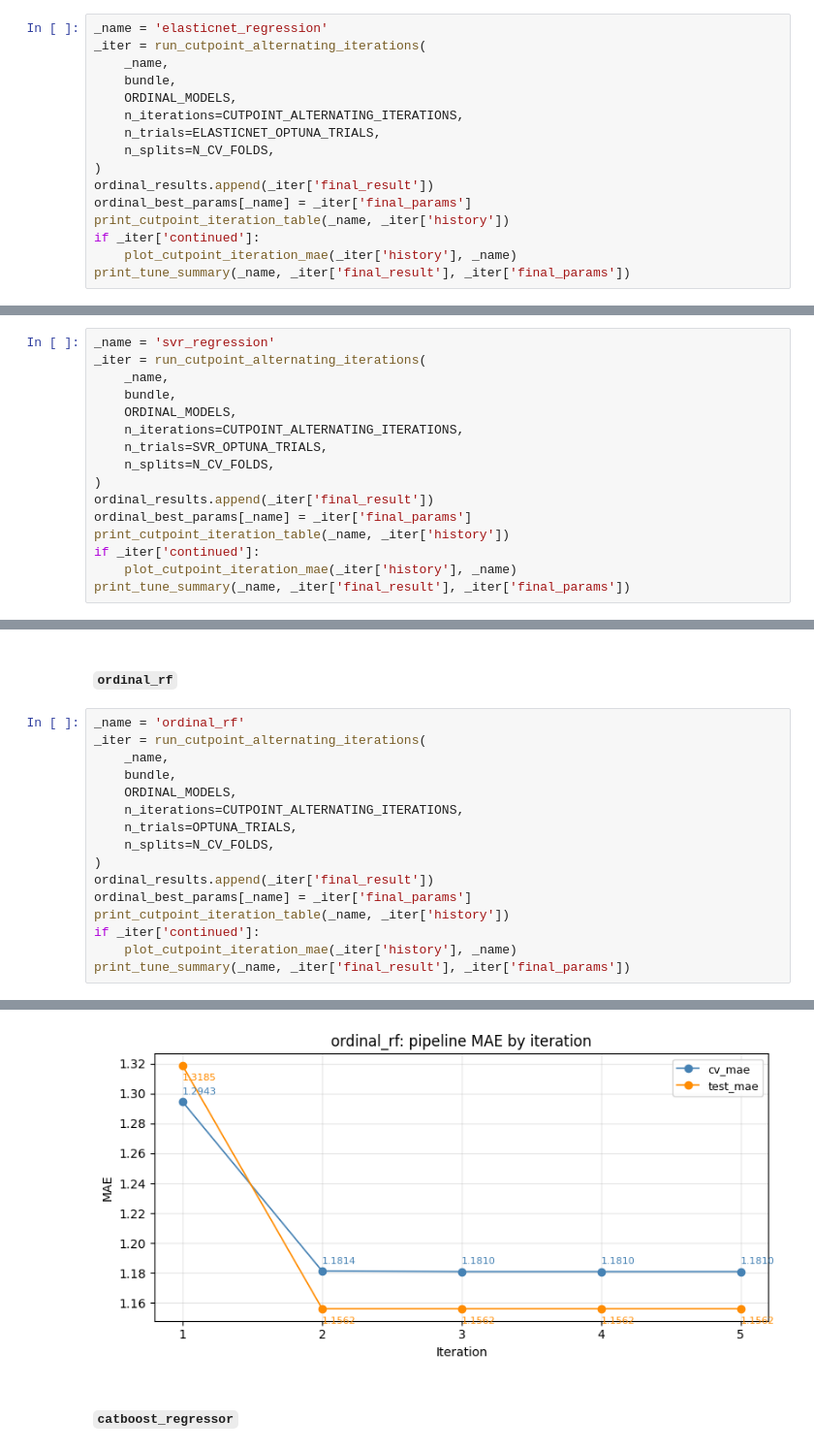
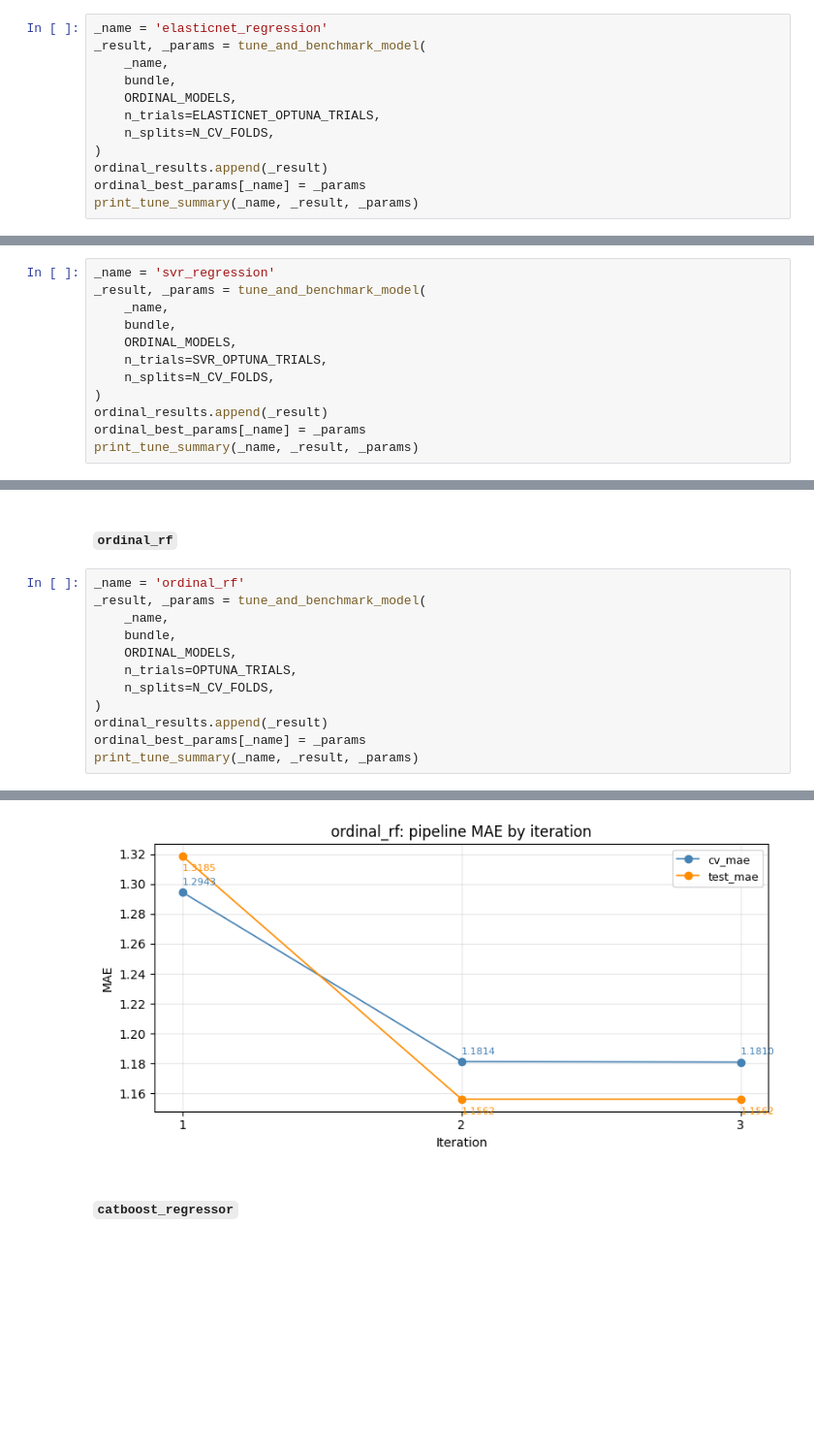
Before and after one commit to EstelleWang-UofT/ML-for-Women, a Jupyter notebook: notebooks/physical activity/4 fatigue regression.ipynb, the cells around one changed output, grey strips where cells are left out. Shown at 97% size. Saved outputs shown, nothing was run; the diff lists cells and outputs as text; blank space fills up the shorter version.

```diff
--- a/notebooks/physical activity/4 fatigue regression.ipynb
+++ b/notebooks/physical activity/4 fatigue regression.ipynb
@@ -193,18 +176,14 @@ print_tune_summary(_name, _iter['final_result'], _iter['final_params'])
 MSE with combined L1 (Lasso) and L2 (Ridge) penalties; helps when features are correlated (multicollinearity). **50 Optuna trials**; search ranges in `registry.get_search_space` (`alpha` log-uniform [1e-3, 10], `l1_ratio` [0, 1]).
 # %%
 _name = 'elasticnet_regression'
-_iter = run_cutpoint_alternating_iterations(
+_result, _params = tune_and_benchmark_model(
     _name,
     bundle,
     ORDINAL_MODELS,
-    n_iterations=CUTPOINT_ALTERNATING_ITERATIONS,
     n_trials=ELASTICNET_OPTUNA_TRIALS,
     n_splits=N_CV_FOLDS,
 )
-ordinal_results.append(_iter['final_result'])
-ordinal_best_params[_name] = _iter['final_params']
-print_cutpoint_iteration_table(_name, _iter['history'])
-if _iter['continued']:
-    plot_cutpoint_iteration_mae(_iter['history'], _name)
-print_tune_summary(_name, _iter['final_result'], _iter['final_params'])
+ordinal_results.append(_result)
+ordinal_best_params[_name] = _params
+print_tune_summary(_name, _result, _params)
 # %% [output]
@@ -231,18 +206,14 @@ print_tune_summary(_name, _iter['final_result'], _iter['final_params'])
 RBF-kernel SVR with epsilon-insensitive loss (Huber-like, similar to MAE). Numeric features are scaled via `StandardScaler` in the pipeline preprocessor. **50 Optuna trials**; search ranges in `registry.get_search_space` (`C` log [0.01, 10], `epsilon` log [1e-3, 1], `gamma` scale/auto/float).
 # %%
 _name = 'svr_regression'
-_iter = run_cutpoint_alternating_iterations(
+_result, _params = tune_and_benchmark_model(
     _name,
     bundle,
     ORDINAL_MODELS,
-    n_iterations=CUTPOINT_ALTERNATING_ITERATIONS,
     n_trials=SVR_OPTUNA_TRIALS,
     n_splits=N_CV_FOLDS,
 )
-ordinal_results.append(_iter['final_result'])
-ordinal_best_params[_name] = _iter['final_params']
-print_cutpoint_iteration_table(_name, _iter['history'])
-if _iter['continued']:
-    plot_cutpoint_iteration_mae(_iter['history'], _name)
-print_tune_summary(_name, _iter['final_result'], _iter['final_params'])
+ordinal_results.append(_result)
+ordinal_best_params[_name] = _params
+print_tune_summary(_name, _result, _params)
 # %% [output]
@@ -259,18 +230,14 @@ svr_regression: cutpoint values unchanged after iteration 1 (rint default); skip
 #### `ordinal_rf`
 # %%
 _name = 'ordinal_rf'
-_iter = run_cutpoint_alternating_iterations(
+_result, _params = tune_and_benchmark_model(
     _name,
     bundle,
     ORDINAL_MODELS,
-    n_iterations=CUTPOINT_ALTERNATING_ITERATIONS,
     n_trials=OPTUNA_TRIALS,
     n_splits=N_CV_FOLDS,
 )
-ordinal_results.append(_iter['final_result'])
-ordinal_best_params[_name] = _iter['final_params']
-print_cutpoint_iteration_table(_name, _iter['history'])
-if _iter['continued']:
-    plot_cutpoint_iteration_mae(_iter['history'], _name)
-print_tune_summary(_name, _iter['final_result'], _iter['final_params'])
+ordinal_results.append(_result)
+ordinal_best_params[_name] = _params
+print_tune_summary(_name, _result, _params)
 # %% [output]
@@ -289,8 +252,8 @@ print_tune_summary(_name, _iter['final_result'], _iter['final_params'])
 [ok] ordinal_rf
   best_params: {'n_estimators': 123, 'max_depth': 18, 'min_samples_leaf': 7}
   cv_mae: 1.1810
   test_mae: 1.1562
-[figure, old version]
+[figure, new version]
 # %% [markdown]
 #### `catboost_regressor`
 # %%
```
Also changed, not shown: parts of 21 cells of this notebook, 17 other files.
